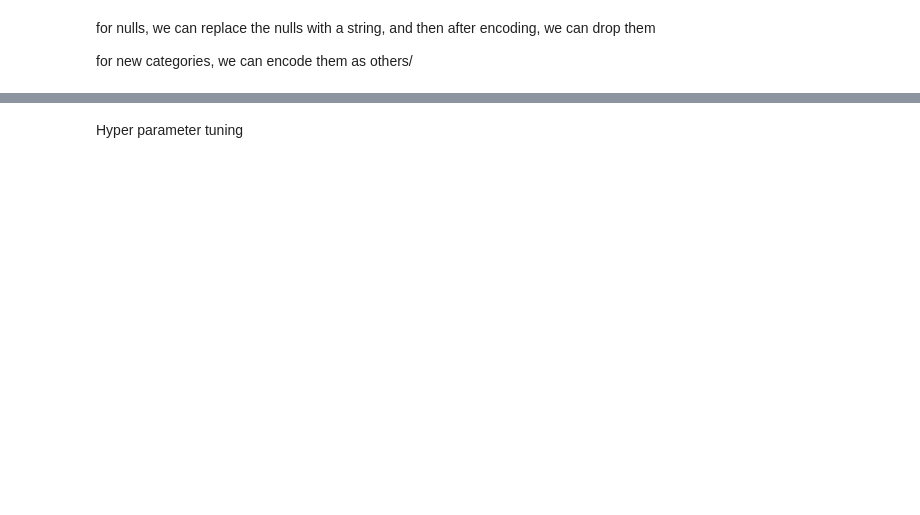
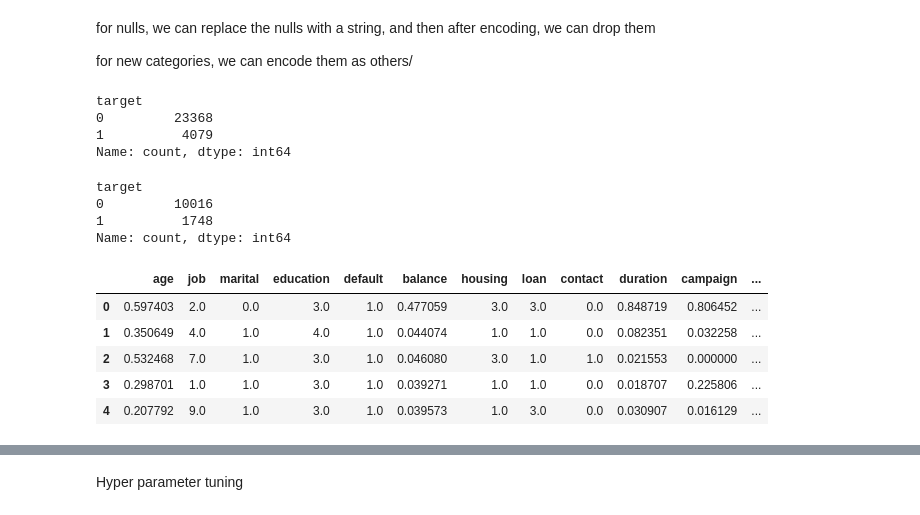
Before and after one commit to sasankjampana8/predict-the-success-of-bank-telemarketing, a Jupyter notebook: trial02.ipynb, the cells around one changed output, grey strips where cells are left out. Drawn from its saved outputs; the diff is of its cells as text; code cells hidden in the pictures; blank space fills up the shorter version.

```diff
--- a/trial02.ipynb
+++ b/trial02.ipynb
@@ -68,0 +96,26 @@ for new categories, we can encode them as others/
+# %%
+Y_train.value_counts()
+# %% [output]
+target
+0         23368
+1          4079
+Name: count, dtype: int64
+# %%
+Y_val.value_counts()
+# %% [output]
+target
+0         10016
+1          1748
+Name: count, dtype: int64
+# %%
+X_train = pd.read_csv("preprocessed/X_train_preprocessed.csv")
+X_val = pd.read_csv("preprocessed/X_val_processed.csv")
+# %%
+X_train.head()
+# %% [output]
+|  | age | job | marital | education | default | balance | housing | loan | contact | duration | campaign | ... |
+| 0 | 0.597403 | 2.0 | 0.0 | 3.0 | 1.0 | 0.477059 | 3.0 | 3.0 | 0.0 | 0.848719 | 0.806452 | ... |
+| 1 | 0.350649 | 4.0 | 1.0 | 4.0 | 1.0 | 0.044074 | 1.0 | 1.0 | 0.0 | 0.082351 | 0.032258 | ... |
+| 2 | 0.532468 | 7.0 | 1.0 | 3.0 | 1.0 | 0.046080 | 3.0 | 1.0 | 1.0 | 0.021553 | 0.000000 | ... |
+| 3 | 0.298701 | 1.0 | 1.0 | 3.0 | 1.0 | 0.039271 | 1.0 | 1.0 | 0.0 | 0.018707 | 0.225806 | ... |
+| 4 | 0.207792 | 9.0 | 1.0 | 3.0 | 1.0 | 0.039573 | 1.0 | 3.0 | 0.0 | 0.030907 | 0.016129 | ... |
```
Also changed, not shown: parts of 11 cells of this notebook, 21 other files.
